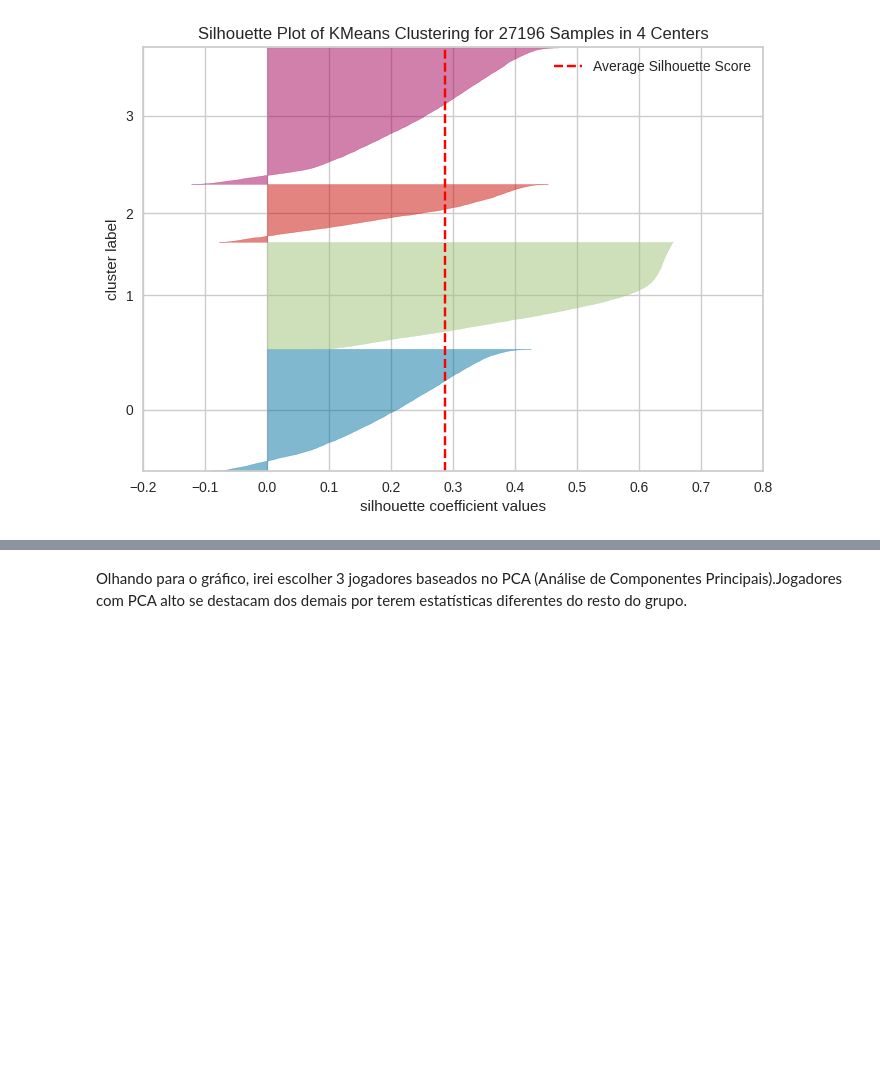
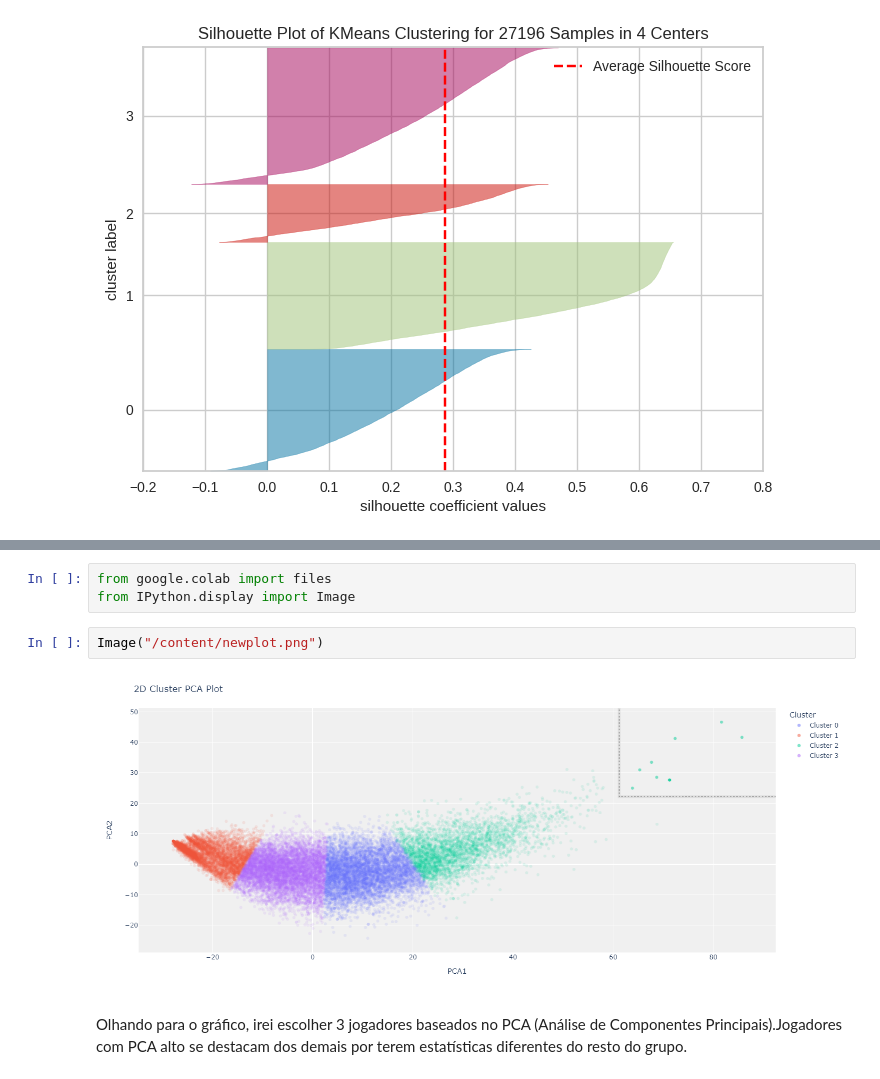
Before and after one commit to estevaosmith/Portifolio, a Jupyter notebook: PROJETO_CLUSTERS_CELTIC.ipynb, the cells around one changed output, grey strips where cells are left out. Saved outputs shown, nothing was run; the diff lists cells and outputs as text; blank space fills up the shorter version.

```diff
--- a/PROJETO_CLUSTERS_CELTIC.ipynb
+++ b/PROJETO_CLUSTERS_CELTIC.ipynb
@@ -137,6 +137,13 @@ plot_model(kmeans, plot = 'cluster')
 # %% [output]
 [interactive output not drawn]
 [interactive output not drawn]
+# %%
+from google.colab import files
+from IPython.display import Image
+# %%
+Image("/content/newplot.png")
+# %% [output]
+[figure, added]
 # %% [markdown]
 Olhando para o gráfico, irei escolher 3 jogadores baseados no PCA (Análise de Componentes Principais).Jogadores com PCA alto se destacam dos demais por terem estatísticas diferentes do resto do grupo.
 # %% [markdown]
```
